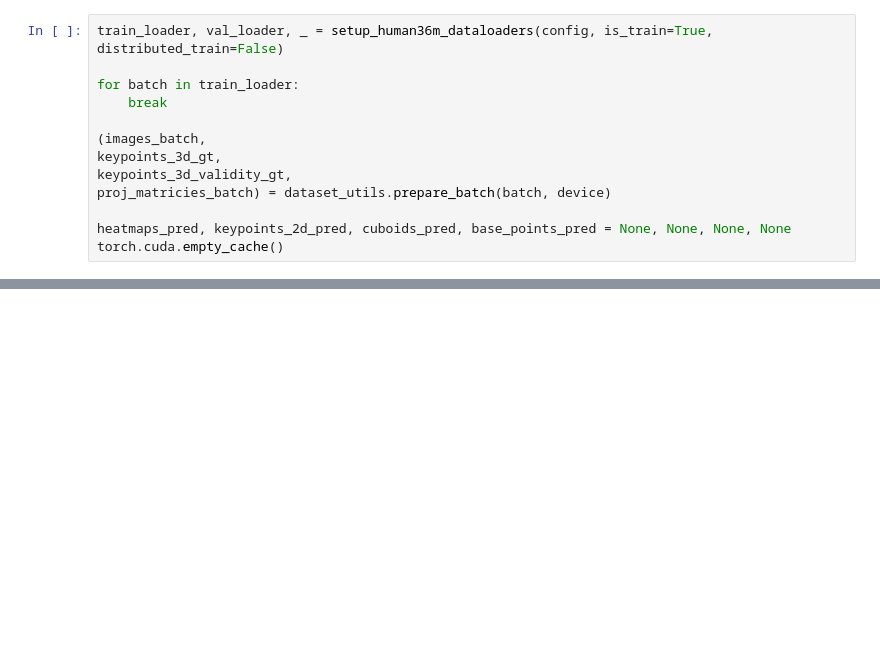
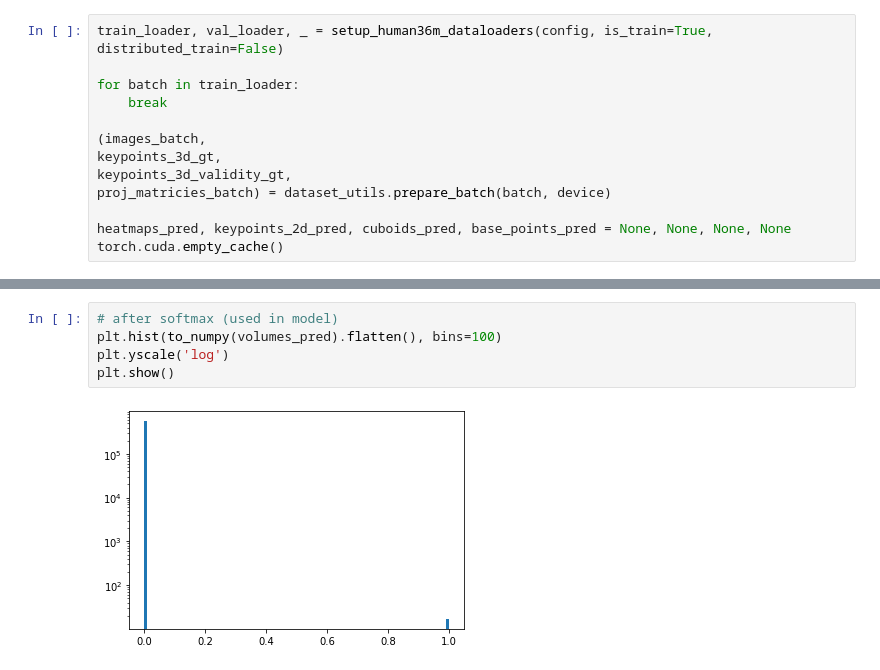
Before and after one commit to blufzzz/learnable-triangulation-pytorch, a Jupyter notebook: debug_image2lixel.ipynb, the cells around one changed output, grey strips where cells are left out. Saved outputs shown, nothing was run; the diff lists cells and outputs as text; blank space fills up the shorter version.

```diff
--- a/debug_image2lixel.ipynb
+++ b/debug_image2lixel.ipynb
@@ -142,0 +170,7 @@ ipdb> c
+# %%
+# after softmax (used in model)
+plt.hist(to_numpy(volumes_pred).flatten(), bins=100)
+plt.yscale('log')
+plt.show()
+# %% [output]
+[figure, added]
```
Also changed, not shown: parts of 31 cells of this notebook, 7 other files.
